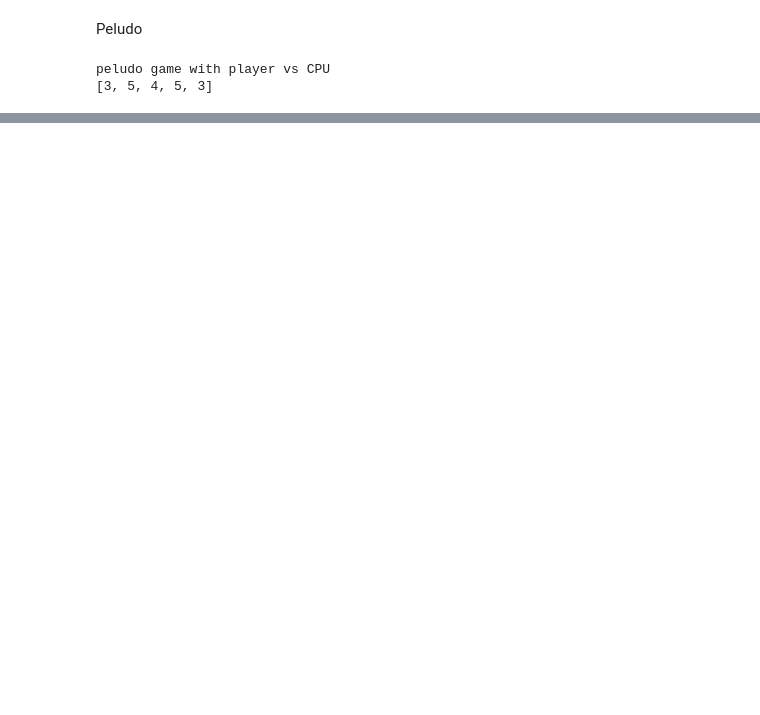
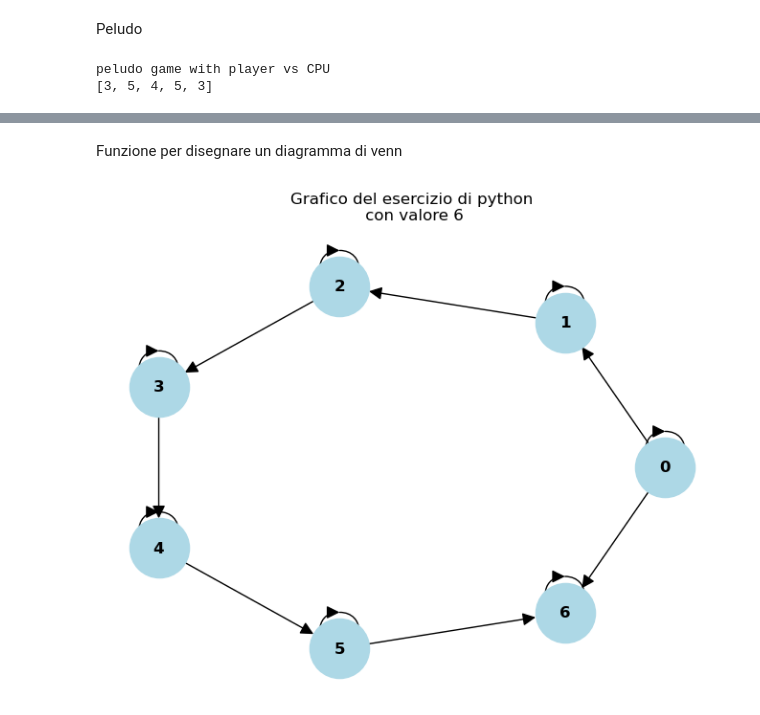
Before and after one commit to StefanoZanardo/PythonExercise, a Jupyter notebook: provaJupyter.ipynb, the cells around one changed output, grey strips where cells are left out. Saved outputs shown, nothing was run; the diff lists cells and outputs as text; code cells hidden in the pictures; blank space fills up the shorter version.

```diff
--- a/provaJupyter.ipynb
+++ b/provaJupyter.ipynb
@@ -440,0 +625,17 @@ peludo game with player vs CPU
+# %%
+def calcolaMCM(a : int, b : int):
+    num1 = a
+    num2 = b
+    if(a<b):
+        a,b = b,a
+    while(b != 0):
+            print(f"{a} = {b} * {a//b} + {a%b}\n")
+            tempb = b
+            b = a % b
+            a = tempb
+
+    return ((num1*num2)/a)
+
+a = int(input("Inserisci il primo numero di cui vuoi calcolare il mcm"))
+b = int(input("Inserisci il secondo numero di cui vuoi calcolare il mcm"))
+print(f"il minimo comune multiplo è : {calcolaMCM(a , b)}")
@@ -440,0 +660,45 @@ peludo game with player vs CPU
+# %% [markdown]
+Funzione per disegnare un diagramma di venn
+# %%
+import networkx as nx
+import matplotlib.pyplot as plt
+
+G = nx.DiGraph()
+
+scelta=int(input("Schiaccia:\n 1) se vuoi avere una rappresentazione del numero inserito nel grafico\n2) se vuoi rappresentare il grafo di una somma fra più numeri"))
+match scelta:
+    case 1:
+        a=int(input("Inserisci il numero di nodi che vuoi creare"))
+    case 2:
+        while True:
+            val = input("Scrivi 'fine' se vuoi di smettere di aggiungere numeri ")
+            if(val=="fine"):
+                break
+            valore = int(val)
+            valtemp+=valore
+        a = valtemp
+
+for (valore) in range (0, a+1):
+    G.add_nodes_from([valore])
+    G.add_edge(valore, valore)
+    if valore >= 1:
+        G.add_edge(valore-1, valore)
+
+G.add_edge(0, a)
+
+pos = nx.circular_layout(G)
+nx.draw(
+    G,
+    pos,
+    with_labels=True,
+    node_color="lightblue",
+    node_size=2000,
+    arrowsize=20,
+    font_size=12,
+    font_weight="bold"
+)
+
+plt.title(f"Grafico del esercizio di python\n con valore {a}")
+plt.show()
+# %% [output]
+[figure, added]
```
Also changed, not shown: parts of 18 cells of this notebook, 8 other files.
